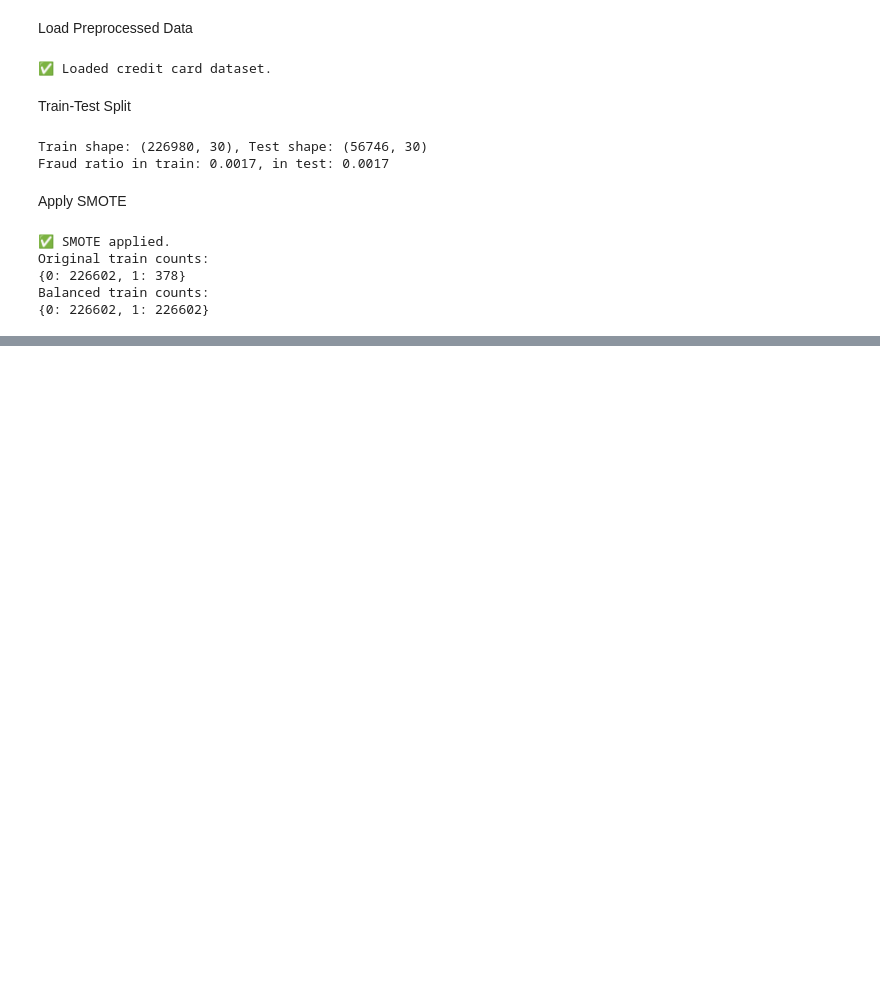
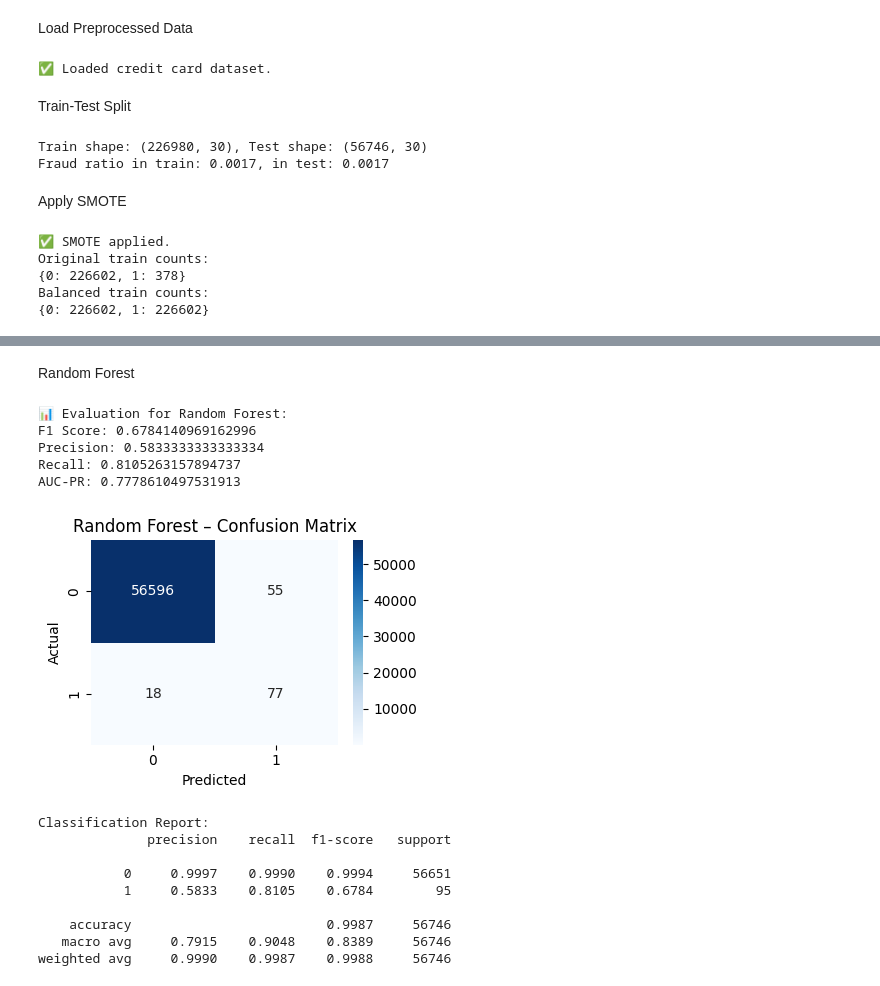
Before and after one commit to Filimon-H/fraud-detection-ecommerce-banking, a Jupyter notebook: notebook/modeling_credit_card.ipynb, the cells around one changed output, grey strips where cells are left out. Drawn from its saved outputs; the diff is of its cells as text; code cells hidden in the pictures; blank space fills up the shorter version.

```diff
--- a/notebook/modeling_credit_card.ipynb
+++ b/notebook/modeling_credit_card.ipynb
@@ -45,0 +118,31 @@ Balanced train counts:
+# %% [markdown]
+Random Forest
+# %%
+from sklearn.ensemble import RandomForestClassifier
+
+rf_model = RandomForestClassifier(
+    n_estimators=100,
+    max_depth=10,
+    random_state=42,
+    n_jobs=-1
+)
+
+rf_model.fit(X_train_balanced, y_train_balanced)
+
+evaluate_model(rf_model, X_test, y_test, model_name="Random Forest")
+# %% [output]
+📊 Evaluation for Random Forest:
+F1 Score: 0.6784140969162996
+Precision: 0.5833333333333334
+Recall: 0.8105263157894737
+AUC-PR: 0.7778610497531913
+[figure, added]
+Classification Report:
+              precision    recall  f1-score   support
+
+           0     0.9997    0.9990    0.9994     56651
+           1     0.5833    0.8105    0.6784        95
+
+    accuracy                         0.9987     56746
+   macro avg     0.7915    0.9048    0.8389     56746
+weighted avg     0.9990    0.9987    0.9988     56746
```
Also changed, not shown: parts of 6 cells of this notebook.
